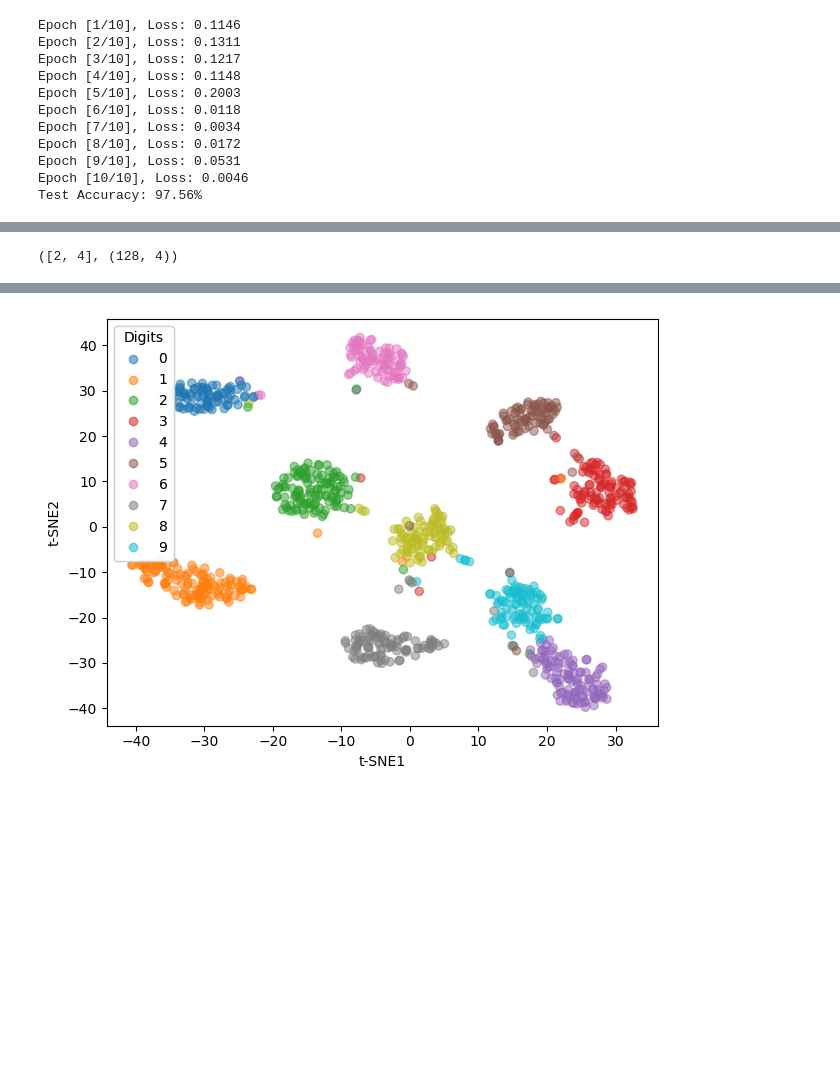
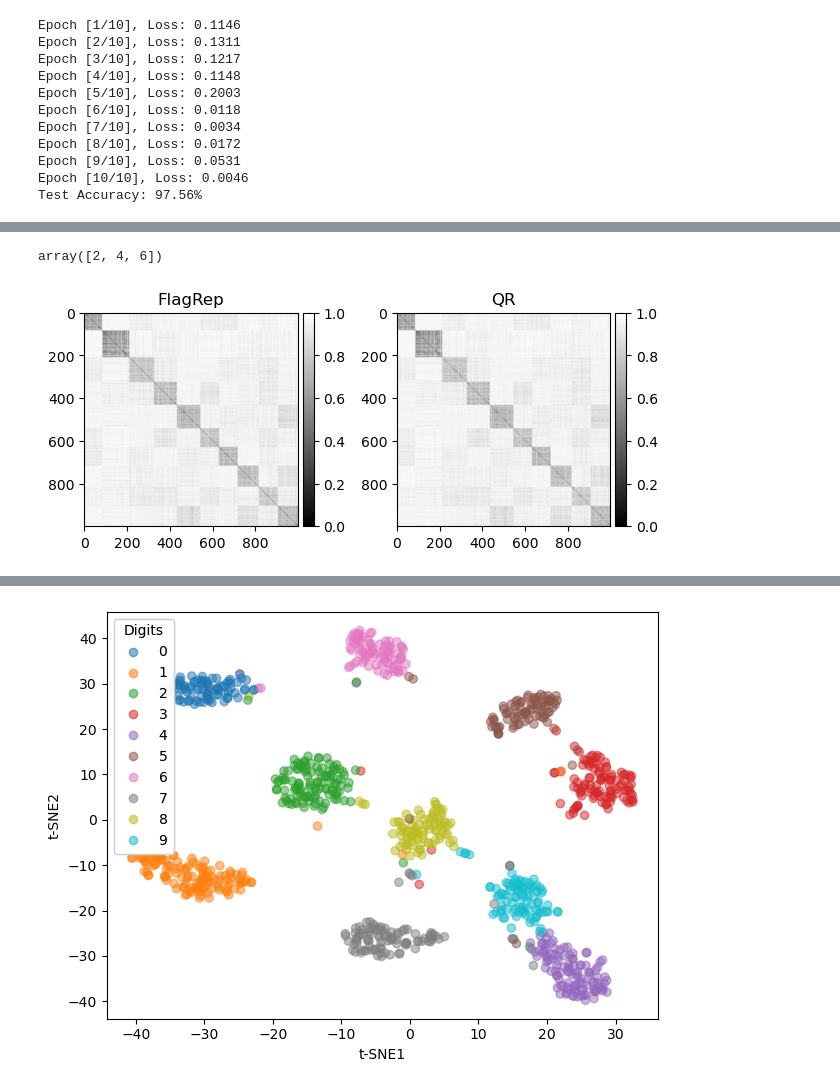
Before and after one commit to tolgabirdal/FlagManifoldsV3, a Jupyter notebook: python/FlagRepMNIST.ipynb, the cells around one changed output, grey strips where cells are left out. Drawn from its saved outputs; the diff is of its cells as text; code cells hidden in the pictures; blank space fills up the shorter version.

```diff
--- a/python/FlagRepMNIST.ipynb
+++ b/python/FlagRepMNIST.ipynb
@@ -191,6 +225,10 @@ for m in tqdm(test_mats):
     qr ,_= np.linalg.qr(m)
     flags['QR'].append(qr)
     flag_types['QR'].append(flag_type)
+# %%
+np.unique(flag_types['FlagRep'])
+# %% [output]
+array([2, 4, 6])
 # %%
 
 
@@ -213,9 +251,21 @@ for method_name in ['FlagRep', 'QR']:
                 dist = chordal_distance(x, y, Bs_x, Bs_y)
             dist_mats[method_name][i,j] = dist
             dist_mats[method_name][j,i] = dist
-# %%
-fl_type_y, y.shape
-# %% [output]
-([2, 4], (128, 4))
 # %%
 mod_labels = [l for _, l in test_dataset][:n_pts]
+# %%
+from mpl_toolkits.axes_grid1 import make_axes_locatable
+from matplotlib import pyplot as plt
+
+sort_idx = np.argsort(mod_labels)
+fig, ax = plt.subplots(1,2)
+for i, method_name in enumerate(['FlagRep', 'QR']):
+    im = ax[i].imshow(dist_mats[method_name][sort_idx, :][:,sort_idx]/dist_mats[method_name].max(), cmap = 'grey')
+    ax[i].set_title(method_name)
+    divider = make_axes_locatable(ax[i])
+    cax = divider.append_axes('right', size='5%', pad=0.05)
+    fig.colorbar(im, cax=cax, orientation='vertical')
+
+plt.tight_layout()
+# %% [output]
+[figure, added]
```
Also changed, not shown: parts of 9 cells of this notebook, 4 other files.
